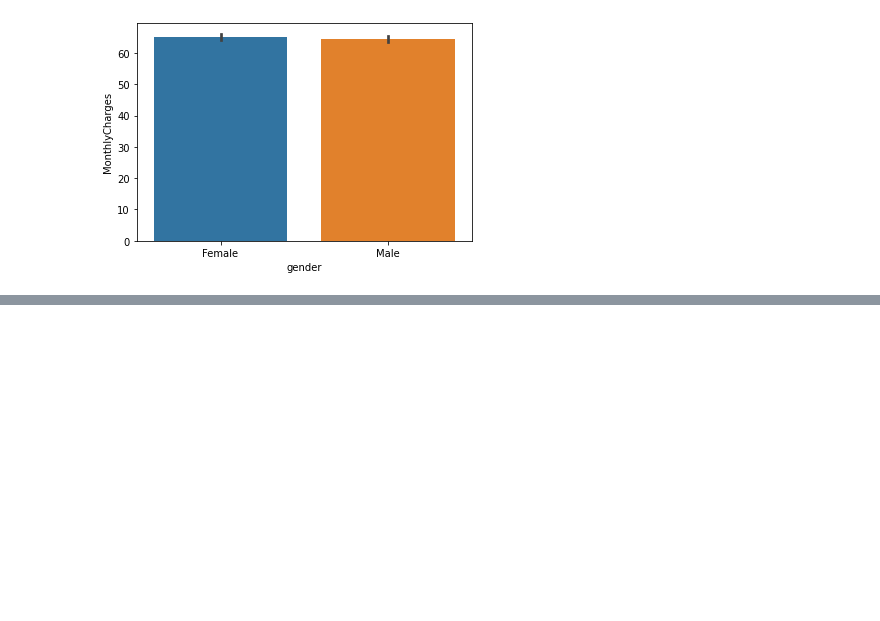
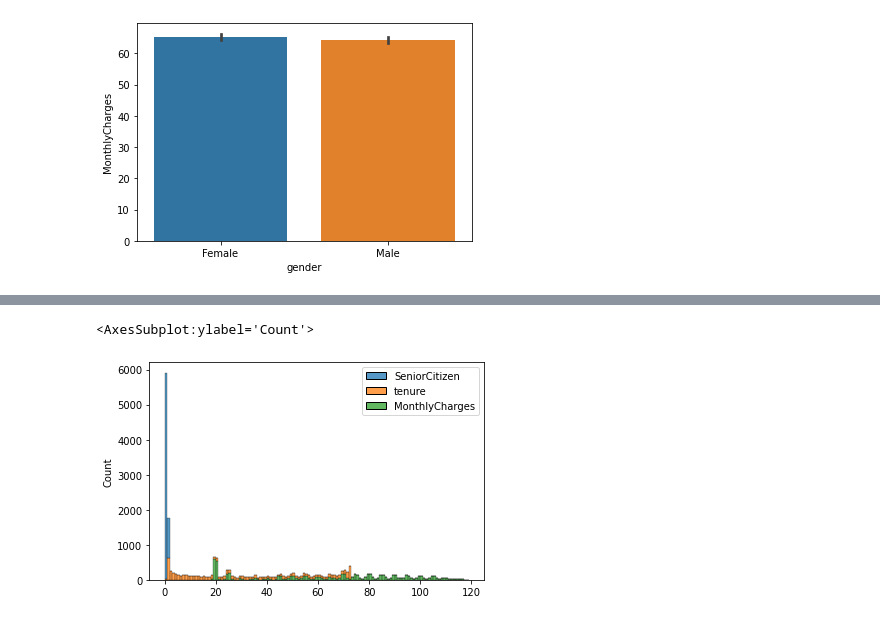
Before and after one commit to swaksh-war/EDA-Project, a Jupyter notebook: edaproject.ipynb, the cells around one changed output, grey strips where cells are left out. Drawn from its saved outputs; the diff is of its cells as text; code cells hidden in the pictures; blank space fills up the shorter version.

```diff
--- a/edaproject.ipynb
+++ b/edaproject.ipynb
@@ -156,0 +173,5 @@ sns.barplot(x = df['gender'], y=df['MonthlyCharges'])
+# %%
+sns.histplot(binwidth=1,data = df, multiple = "stack", stat="count")
+# %% [output]
+<AxesSubplot:ylabel='Count'>
+[figure, added]
```
Also changed, not shown: parts of 5 cells of this notebook.
